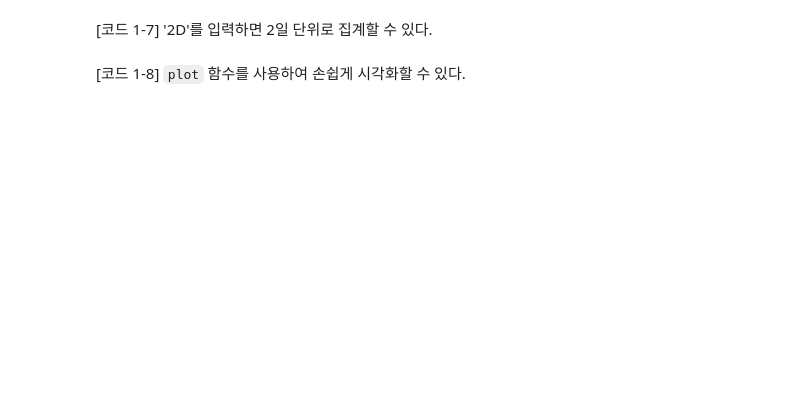
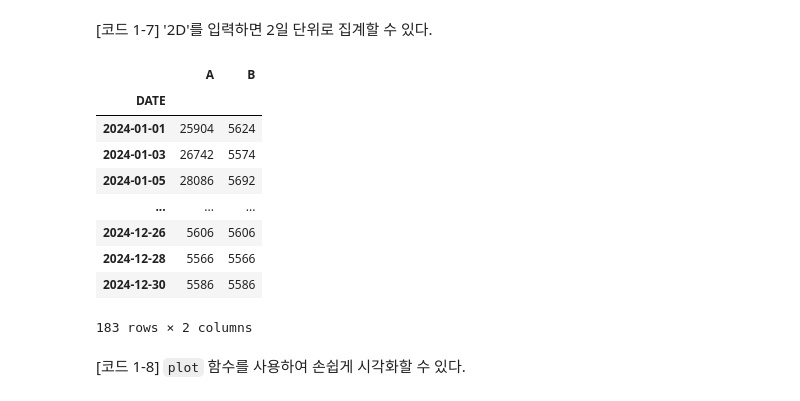
Before and after one commit to tjwjddms951/kimpadas_ex_ok, a Jupyter notebook: ex/01_판다스로_데이터_다루기_체험(연습).ipynb, the cells around one changed output. Cells and saved outputs as stored; diff of their text form; code cells hidden in the pictures; blank space fills up the shorter version.

```diff
--- a/ex/01_판다스로_데이터_다루기_체험(연습).ipynb
+++ b/ex/01_판다스로_데이터_다루기_체험(연습).ipynb
@@ -71,6 +86,18 @@ df2
 [코드 1-7] '2D'를 입력하면 2일 단위로 집계할 수 있다.
 # %%
 # 코드 1-7. df2를 2일 단위로 집계하기
+df2.resample('2D', on = 'DATE').sum()
+# %% [output]
+|  | A | B |
+| DATE |  |  |
+| 2024-01-01 | 25904 | 5624 |
+| 2024-01-03 | 26742 | 5574 |
+| 2024-01-05 | 28086 | 5692 |
+| ... | ... | ... |
+| 2024-12-26 | 5606 | 5606 |
+| 2024-12-28 | 5566 | 5566 |
+| 2024-12-30 | 5586 | 5586 |
+183 rows × 2 columns
 # %% [markdown]
 [코드 1-8]
 `plot` 함수를 사용하여 손쉽게 시각화할 수 있다.
```
Also changed, not shown: parts of 5 cells of this notebook.
